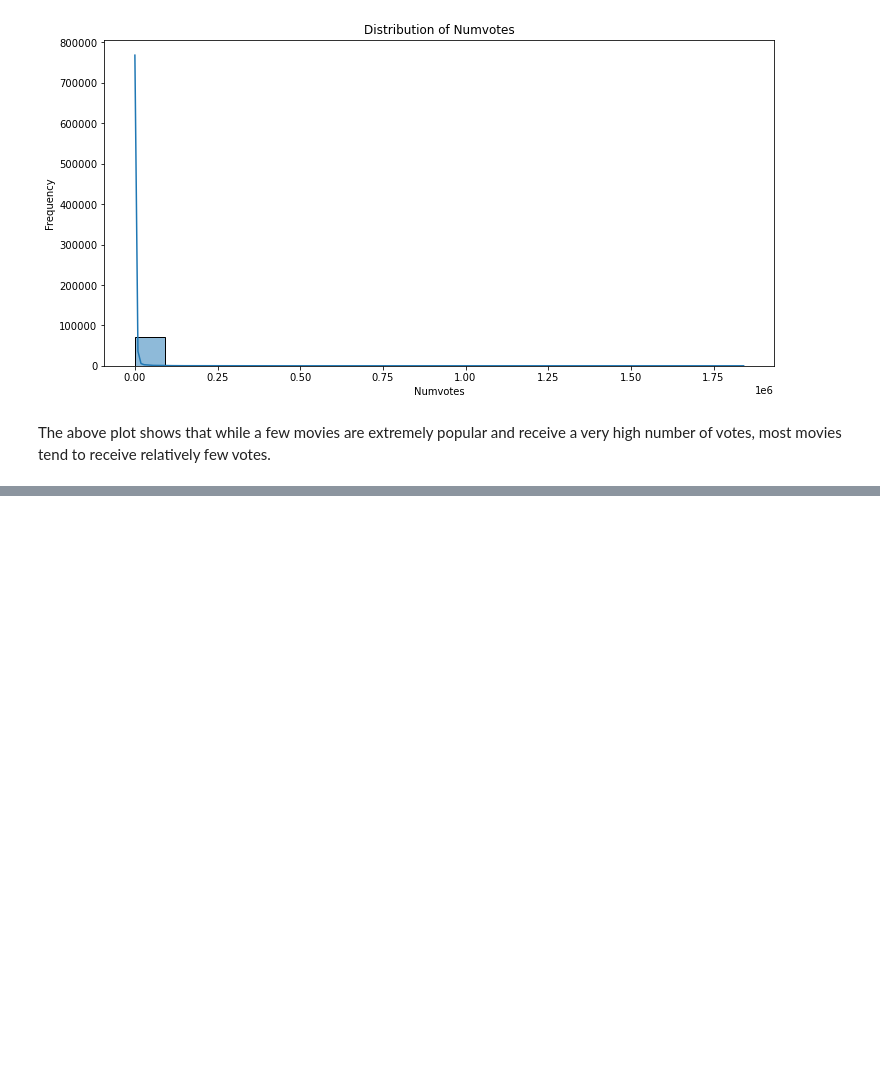
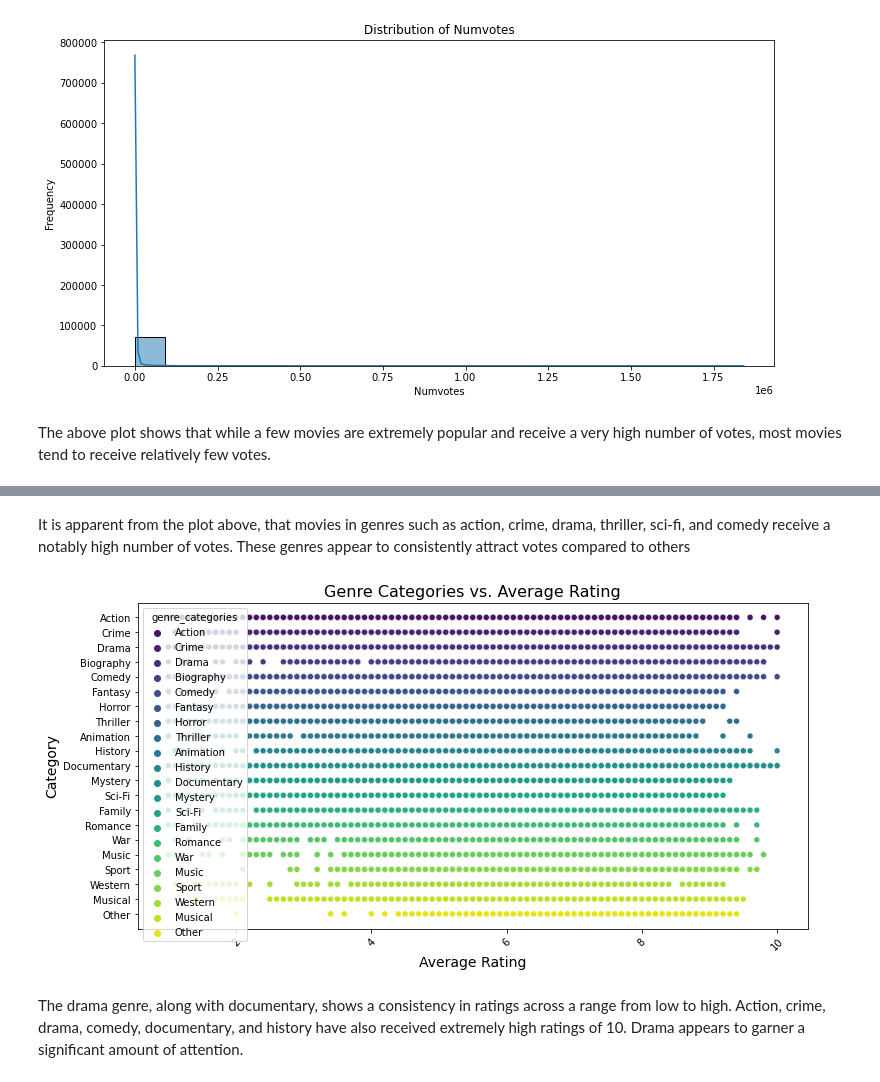
Before and after one commit to Anniemarie001/DSC-PHASE1-PROJECT, a Jupyter notebook: index.ipynb, the cells around one changed output, grey strips where cells are left out. Drawn from its saved outputs; the diff is of its cells as text; code cells hidden in the pictures; blank space fills up the shorter version.

```diff
--- a/index.ipynb
+++ b/index.ipynb
@@ -743,0 +791,15 @@ The above plot shows that while a few movies are extremely popular and receive a
+# %% [markdown]
+It is apparent from the plot above, that movies in genres such as action, crime, drama, thriller, sci-fi, and comedy receive a notably high number of votes. These genres appear to consistently attract votes compared to others
+# %%
+# Scatter plot for averagerating
+plt.figure(figsize=(12, 6))
+sns.scatterplot(x='averagerating', y='genre_categories', data=exploded, hue='genre_categories', palette='viridis')
+plt.title('Genre Categories vs. Average Rating', fontsize=16)
+plt.xlabel('Average Rating', fontsize=14)
+plt.ylabel('Category', fontsize=14)
+plt.xticks(rotation=45)
+plt.show()
+# %% [output]
+[figure, added]
+# %% [markdown]
+The drama genre, along with documentary, shows a consistency in ratings across a range from low to high. Action, crime, drama, comedy, documentary, and history have also received extremely high ratings of 10. Drama appears to garner a significant amount of attention.
```
Also changed, not shown: parts of 8 cells of this notebook.
